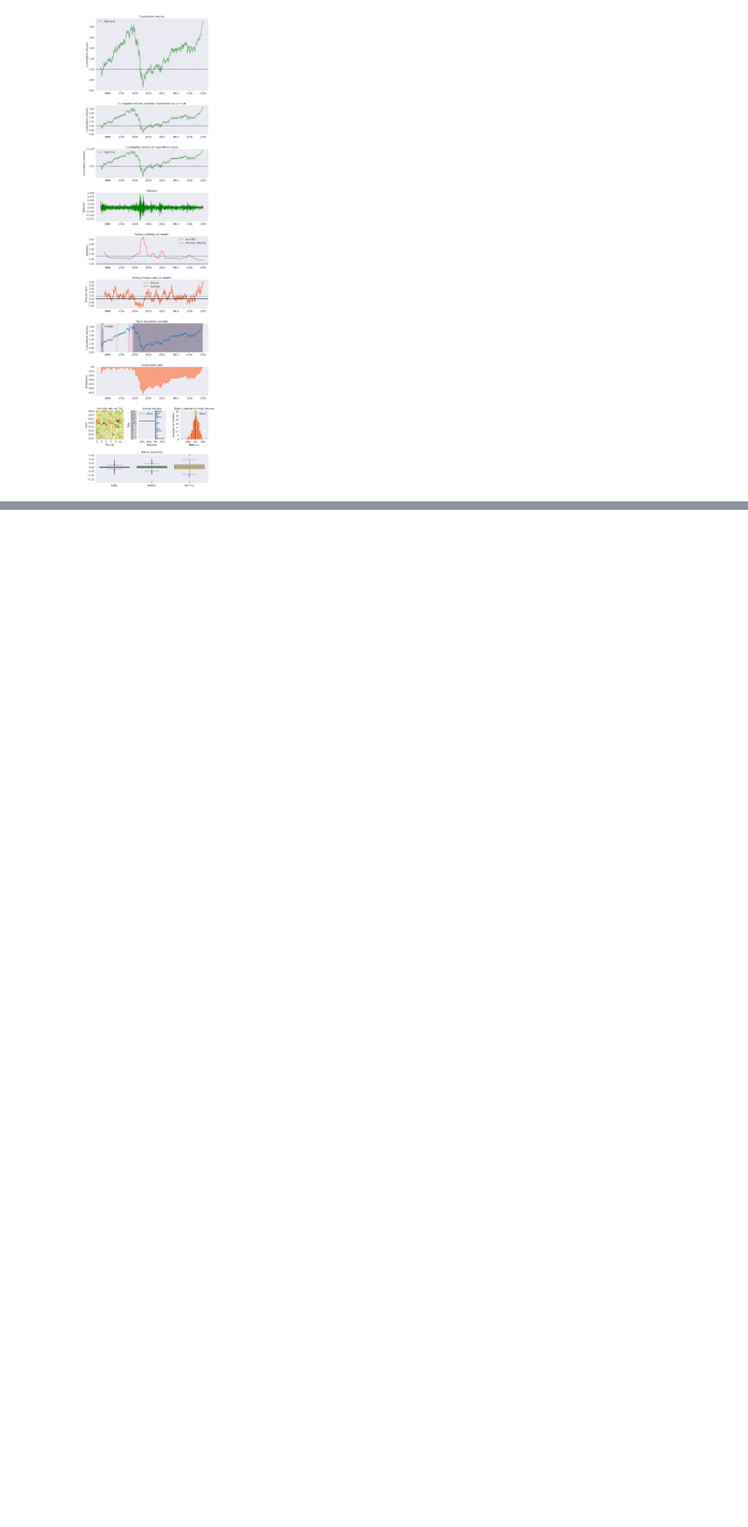
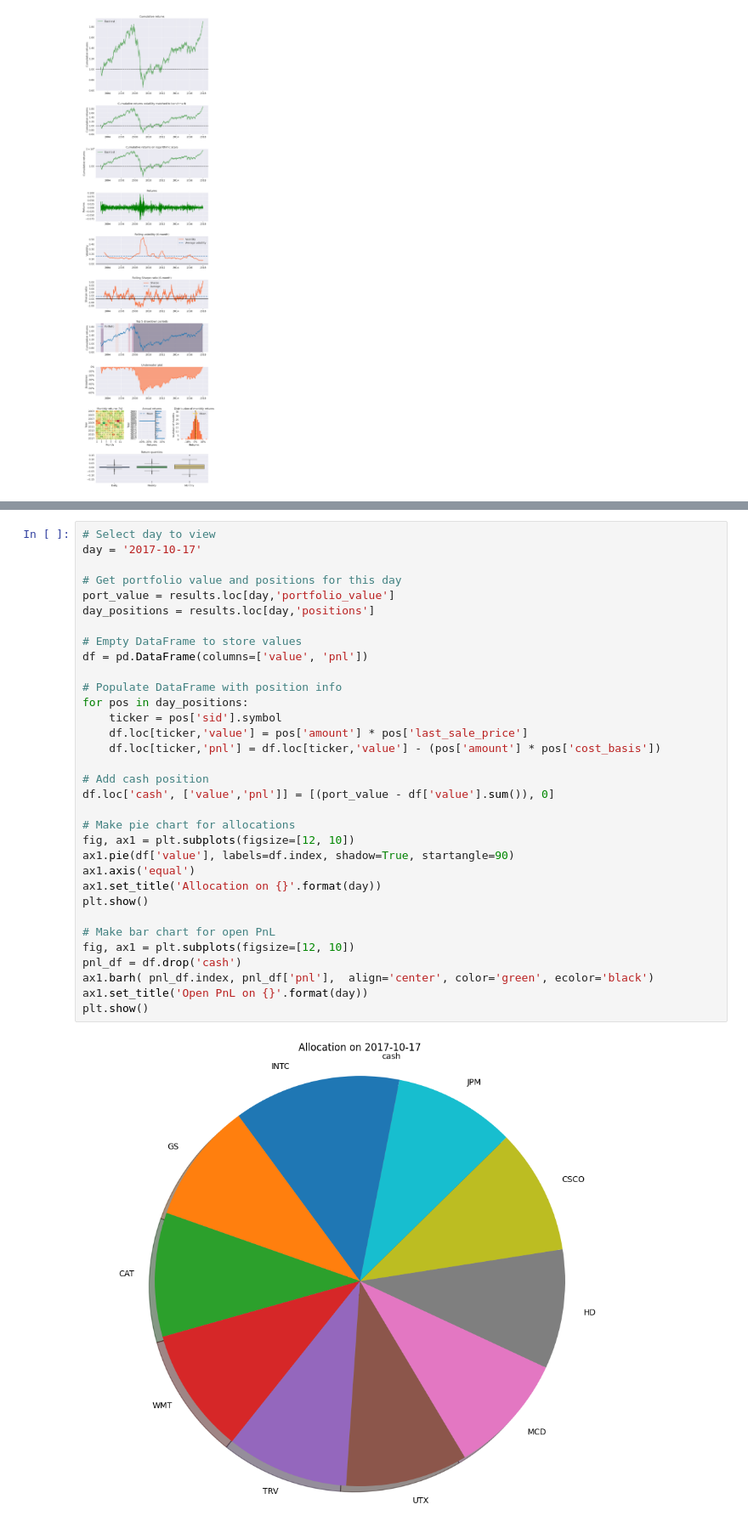
Before and after one commit to viva-lee/study-backtest, a Jupyter notebook: 03_backtest_analysis.ipynb, the cells around one changed output, grey strips where cells are left out. Shown at 85% size. Cells and saved outputs as stored; diff of their text form; blank space fills up the shorter version.

```diff
--- a/03_backtest_analysis.ipynb
+++ b/03_backtest_analysis.ipynb
@@ -152 +152,36 @@ results
 3776 rows × 37 columns
+# %%
+# Select day to view
+day = '2017-10-17'
+
+# Get portfolio value and positions for this day
+port_value = results.loc[day,'portfolio_value']
+day_positions = results.loc[day,'positions']
+
+# Empty DataFrame to store values
+df = pd.DataFrame(columns=['value', 'pnl'])
+
+# Populate DataFrame with position info
+for pos in day_positions:
+    ticker = pos['sid'].symbol
+    df.loc[ticker,'value'] = pos['amount'] * pos['last_sale_price']
+    df.loc[ticker,'pnl'] = df.loc[ticker,'value'] - (pos['amount'] * pos['cost_basis'])
+
+# Add cash position
+df.loc['cash', ['value','pnl']] = [(port_value - df['value'].sum()), 0]
+
+# Make pie chart for allocations
+fig, ax1 = plt.subplots(figsize=[12, 10])
+ax1.pie(df['value'], labels=df.index, shadow=True, startangle=90)
+ax1.axis('equal')
+ax1.set_title('Allocation on {}'.format(day))
+plt.show()
+
+# Make bar chart for open PnL
+fig, ax1 = plt.subplots(figsize=[12, 10])
+pnl_df = df.drop('cash')
+ax1.barh( pnl_df.index, pnl_df['pnl'],  align='center', color='green', ecolor='black')
+ax1.set_title('Open PnL on {}'.format(day))
+plt.show()
+# %% [output]
+[figure, added]
```
Also changed, not shown: parts of 3 cells of this notebook.
